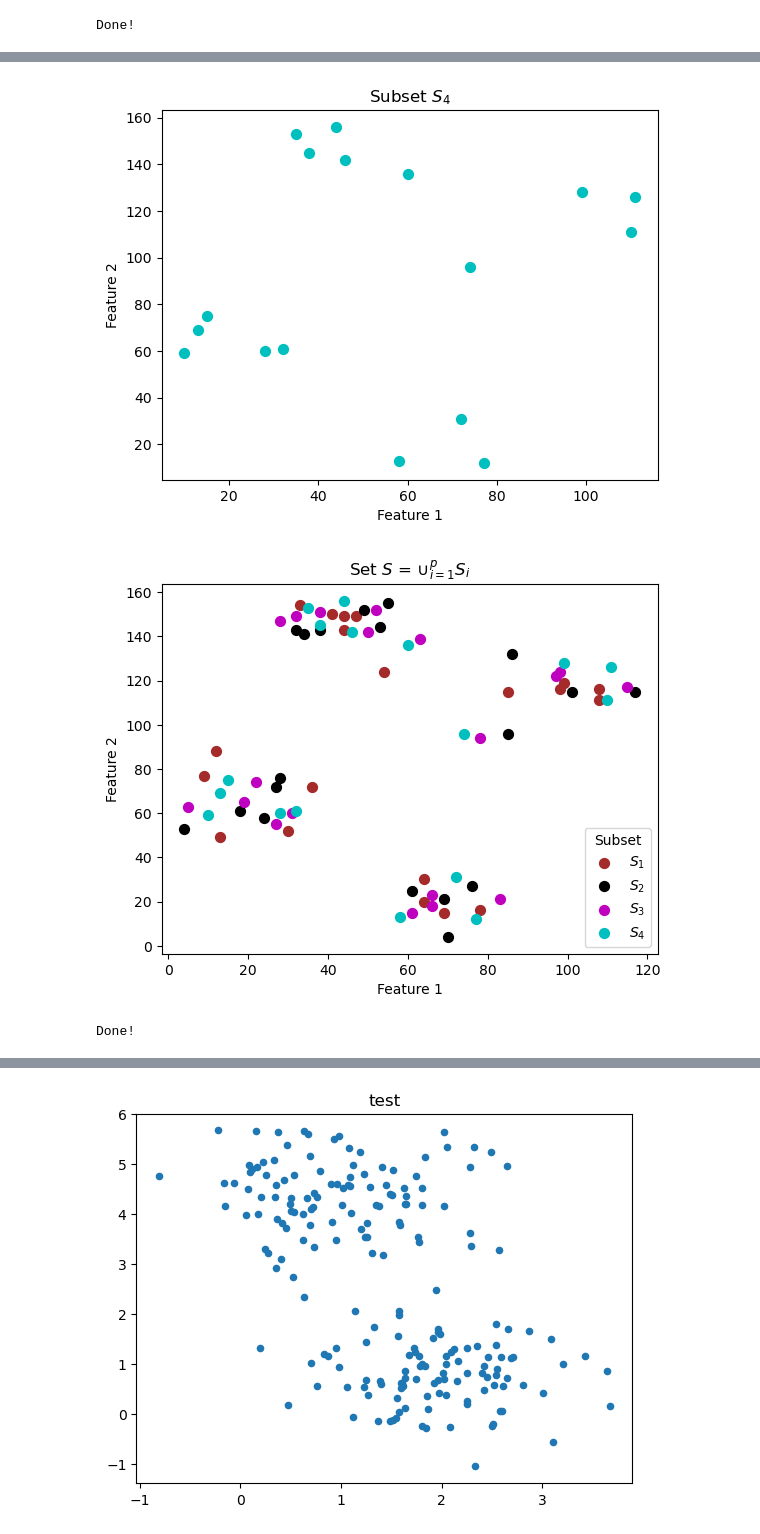
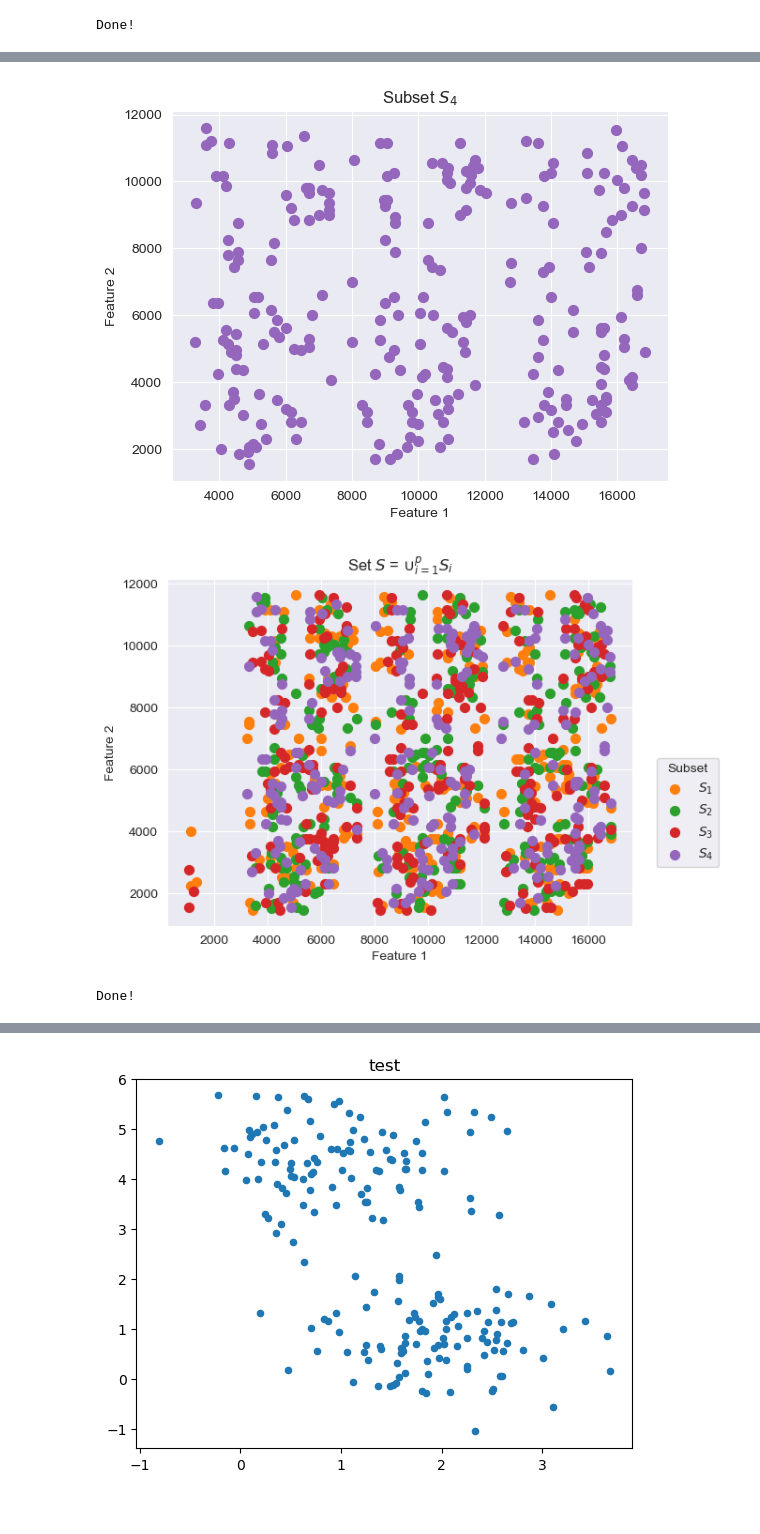
Before and after one commit to AnnaLivia/mr-sos-dp, a Jupyter notebook: plot_sol.ipynb, the cells around one changed output, grey strips where cells are left out. Cells and saved outputs as stored; diff of their text form; code cells hidden in the pictures.

```diff
--- a/plot_sol.ipynb
+++ b/plot_sol.ipynb
@@ -54,15 +37,15 @@ KeyboardInterrupt
 # %%
 p = 4
-k = 3
-inst_name = 'ruspini'
+k = 4
+inst_name = 'pr1002'
 # %%
-result_path = '\\\wsl.localhost\\Ubuntu-22.04\\home\\aelle\\mr-sos-dp\\datasets\\' + inst_name + '.txt'
+result_path = '\\\wsl.localhost\\Ubuntu-22.04\\home\\aelle\\mr-sos-dp\\datasets\\results\\' + str(p) + 'part\\' + inst_name + '\\' + inst_name + '_' + str(k) + '_DATA.txt'
 with open(result_path, 'r') as file:
     data = np.loadtxt(file)
     n = data.shape[0]-1
-    plt.scatter(data[1:,0], data[1:,1], s=20, c='b')
+    plt.scatter(data[1:,0], data[1:,1], s=1, c='b')
     plt.grid(False)
-    plt.title("$n=75$   $k=4$")
+    plt.title("$n=$" + str(n) + "   $k=$" + str(k))
     plt.xticks([])
     plt.yticks([])
     plt.xlabel("Feature 1")
@@ -107,22 +165,20 @@ marker_map = ["o", "<", ">", "D", "*", ".", ",", "v", "^"]
 if os.path.exists(result_path):
     for file in glob2.glob(result_path + "*.txt"):
         if ("KM" in str(file)):
-            #part = np.loadtxt(file, usecols=0).astype(int)
-            #point = np.loadtxt(file, usecols=1).astype(int)
-            data = data[1:]
-
             plt.title("(Bad) Initial Solution $\Delta^0(S)$")
             for c in range(0,k):
                 cls = np.loadtxt(file, usecols=c)
                 j = np.where(cls == 1)
                 plt.scatter(data[j,0], data[j,1], s=50, c=color_map[c], label="$C_" + str(c+1) + "$")
-            plt.legend(title="Cluster", loc= "lower right")
+            plt.legend(title="Cluster", loc= "lower right", bbox_to_anchor=(1.2, 0.15))
             plt.xlabel("Feature 1")
             plt.ylabel("Feature 2")
             plt.xticks([])
             plt.yticks([])
             plt.savefig(result_path + "hsol1.png", bbox_inches='tight')
             plt.show()
+else:
+    print("File does not exists!")
 
 print('Done!')
 # %% [output]
@@ -130,6 +187,18 @@ NameError: name 'data' is not defined
 # %%
 result_path = '\\\wsl.localhost\\Ubuntu-22.04\\home\\aelle\\mr-sos-dp\\datasets\\results\\' + str(p) + "part\\" + inst_name + "\\"
-color_map = ["k", "brown", "k", "m", "c", "b"]
+color_map = [
+    '#1f77b4',  # Blue
+    '#ff7f0e',  # Orange
+    '#2ca02c',  # Green
+    '#d62728',  # Red
+    '#9467bd',  # Purple
+    '#8c564b',  # Brown
+    '#e377c2',  # Pink
+    '#7f7f7f',  # Gray
+    '#bcbd22',  # Olive
+    '#17becf'   # Teal
+]
+
 marker_map = [".", "o", "D", "^", ",", "v", "^", "<", ">"]
 for pp in range(0,p):
     file = result_path + inst_name + "_" + str(k) + "_PART_" + str(pp) + ".txt"
@@ -160,7 +229,7 @@ plt.xlabel("Feature 1")
 plt.ylabel("Feature 2")
 #plt.xticks([])
 #plt.yticks([])
-plt.legend(title="Subset", loc="lower right")
+plt.legend(title="Subset", loc="lower right", bbox_to_anchor=(1.2, 0.15))
 plt.savefig(result_path + "parttot.png", bbox_inches='tight')
 plt.show()
 
@@ -172,4 +241,4 @@ print('Done!')
-[figure, old version]
+[figure, new version]
-[figure, old version]
+[figure, new version]
 Done!
 # %%
```
Also changed, not shown: parts of 10 cells of this notebook, 16 other files.
